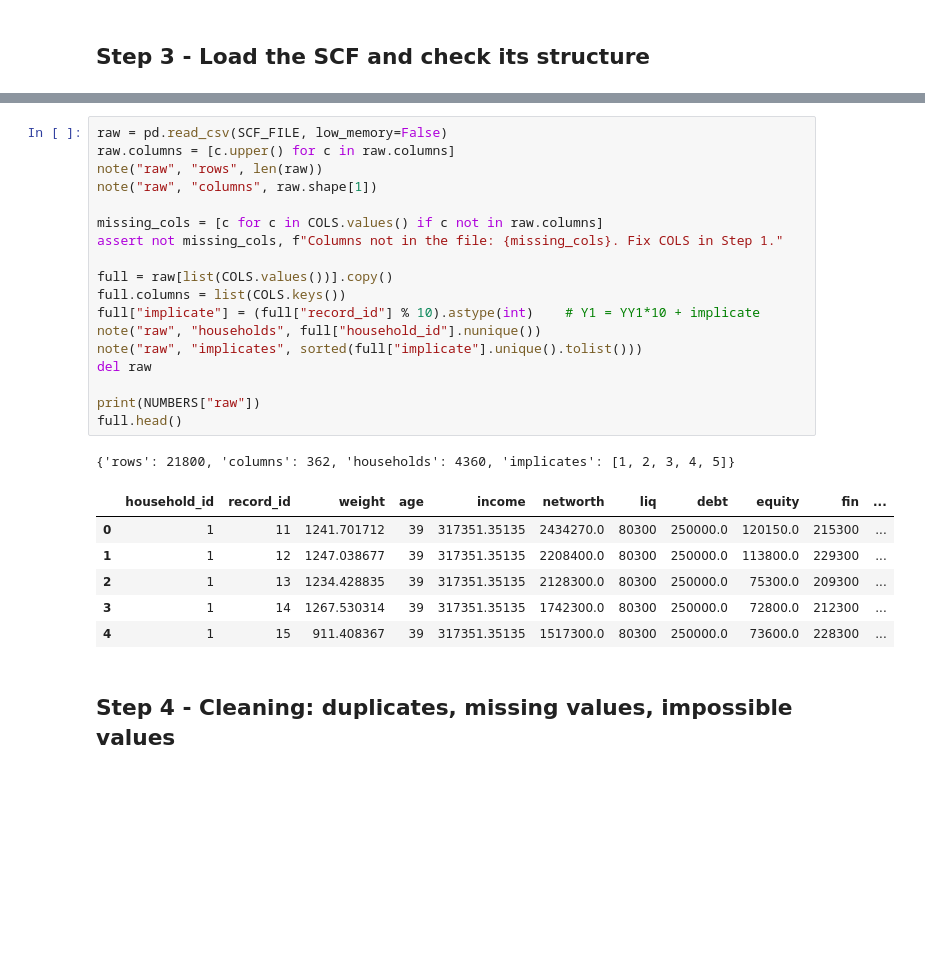
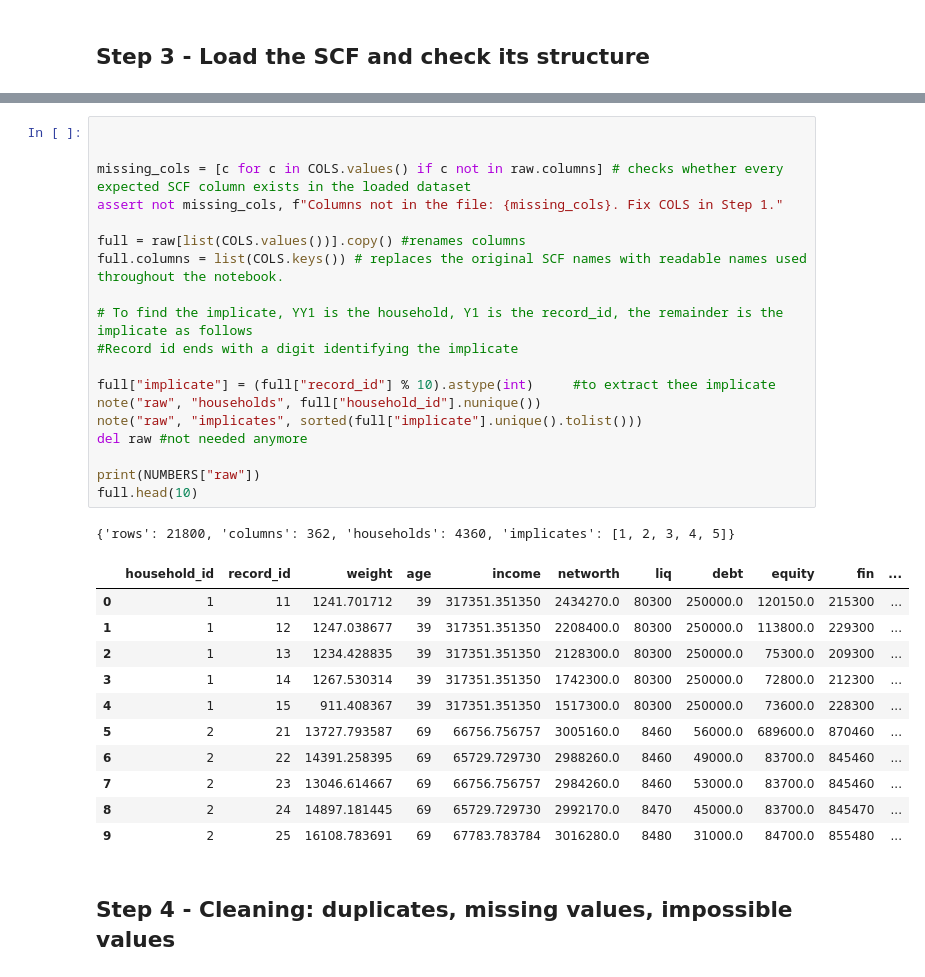
Before and after one commit to Ivory-Uche/Portfolio-Pilot, a Jupyter notebook: Portfolio_pilot_M3.ipynb, the cells around one changed output, grey strips where cells are left out. Drawn from its saved outputs; the diff is of its cells as text; blank space fills up the shorter version.

```diff
--- a/Portfolio_pilot_M3.ipynb
+++ b/Portfolio_pilot_M3.ipynb
@@ -139,28 +183,34 @@ Ready
 # %%
-raw = pd.read_csv(SCF_FILE, low_memory=False)
-raw.columns = [c.upper() for c in raw.columns]
-note("raw", "rows", len(raw))
-note("raw", "columns", raw.shape[1])
 
-missing_cols = [c for c in COLS.values() if c not in raw.columns]
+
+missing_cols = [c for c in COLS.values() if c not in raw.columns] # checks whether every expected SCF column exists in the loaded dataset
 assert not missing_cols, f"Columns not in the file: {missing_cols}. Fix COLS in Step 1."
 
-full = raw[list(COLS.values())].copy()
-full.columns = list(COLS.keys())
-full["implicate"] = (full["record_id"] % 10).astype(int)    # Y1 = YY1*10 + implicate
+full = raw[list(COLS.values())].copy() #renames columns
+full.columns = list(COLS.keys()) # replaces the original SCF names with readable names used throughout the notebook.
+
+# To find the implicate, YY1 is the household, Y1 is the record_id, the remainder is the implicate as follows
+#Record id ends with a digit identifying the implicate
+
+full["implicate"] = (full["record_id"] % 10).astype(int)     #to extract thee implicate
 note("raw", "households", full["household_id"].nunique())
 note("raw", "implicates", sorted(full["implicate"].unique().tolist()))
-del raw
+del raw #not needed anymore
 
 print(NUMBERS["raw"])
-full.head()
+full.head(10)
 # %% [output]
 {'rows': 21800, 'columns': 362, 'households': 4360, 'implicates': [1, 2, 3, 4, 5]}
 |  | household_id | record_id | weight | age | income | networth | liq | debt | equity | fin | ... |
-| 0 | 1 | 11 | 1241.701712 | 39 | 317351.35135 | 2434270.0 | 80300 | 250000.0 | 120150.0 | 215300 | ... |
-| 1 | 1 | 12 | 1247.038677 | 39 | 317351.35135 | 2208400.0 | 80300 | 250000.0 | 113800.0 | 229300 | ... |
-| 2 | 1 | 13 | 1234.428835 | 39 | 317351.35135 | 2128300.0 | 80300 | 250000.0 | 75300.0 | 209300 | ... |
-| 3 | 1 | 14 | 1267.530314 | 39 | 317351.35135 | 1742300.0 | 80300 | 250000.0 | 72800.0 | 212300 | ... |
-| 4 | 1 | 15 | 911.408367 | 39 | 317351.35135 | 1517300.0 | 80300 | 250000.0 | 73600.0 | 228300 | ... |
+| 0 | 1 | 11 | 1241.701712 | 39 | 317351.351350 | 2434270.0 | 80300 | 250000.0 | 120150.0 | 215300 | ... |
+| 1 | 1 | 12 | 1247.038677 | 39 | 317351.351350 | 2208400.0 | 80300 | 250000.0 | 113800.0 | 229300 | ... |
+| 2 | 1 | 13 | 1234.428835 | 39 | 317351.351350 | 2128300.0 | 80300 | 250000.0 | 75300.0 | 209300 | ... |
+| 3 | 1 | 14 | 1267.530314 | 39 | 317351.351350 | 1742300.0 | 80300 | 250000.0 | 72800.0 | 212300 | ... |
+| 4 | 1 | 15 | 911.408367 | 39 | 317351.351350 | 1517300.0 | 80300 | 250000.0 | 73600.0 | 228300 | ... |
+| 5 | 2 | 21 | 13727.793587 | 69 | 66756.756757 | 3005160.0 | 8460 | 56000.0 | 689600.0 | 870460 | ... |
+| 6 | 2 | 22 | 14391.258395 | 69 | 65729.729730 | 2988260.0 | 8460 | 49000.0 | 83700.0 | 845460 | ... |
+| 7 | 2 | 23 | 13046.614667 | 69 | 66756.756757 | 2984260.0 | 8460 | 53000.0 | 83700.0 | 845460 | ... |
+| 8 | 2 | 24 | 14897.181445 | 69 | 65729.729730 | 2992170.0 | 8470 | 45000.0 | 83700.0 | 845470 | ... |
+| 9 | 2 | 25 | 16108.783691 | 69 | 67783.783784 | 3016280.0 | 8480 | 31000.0 | 84700.0 | 855480 | ... |
 # %% [markdown]
 ## Step 4 - Cleaning: duplicates, missing values, impossible values
```
Also changed, not shown: parts of 25 cells of this notebook.
